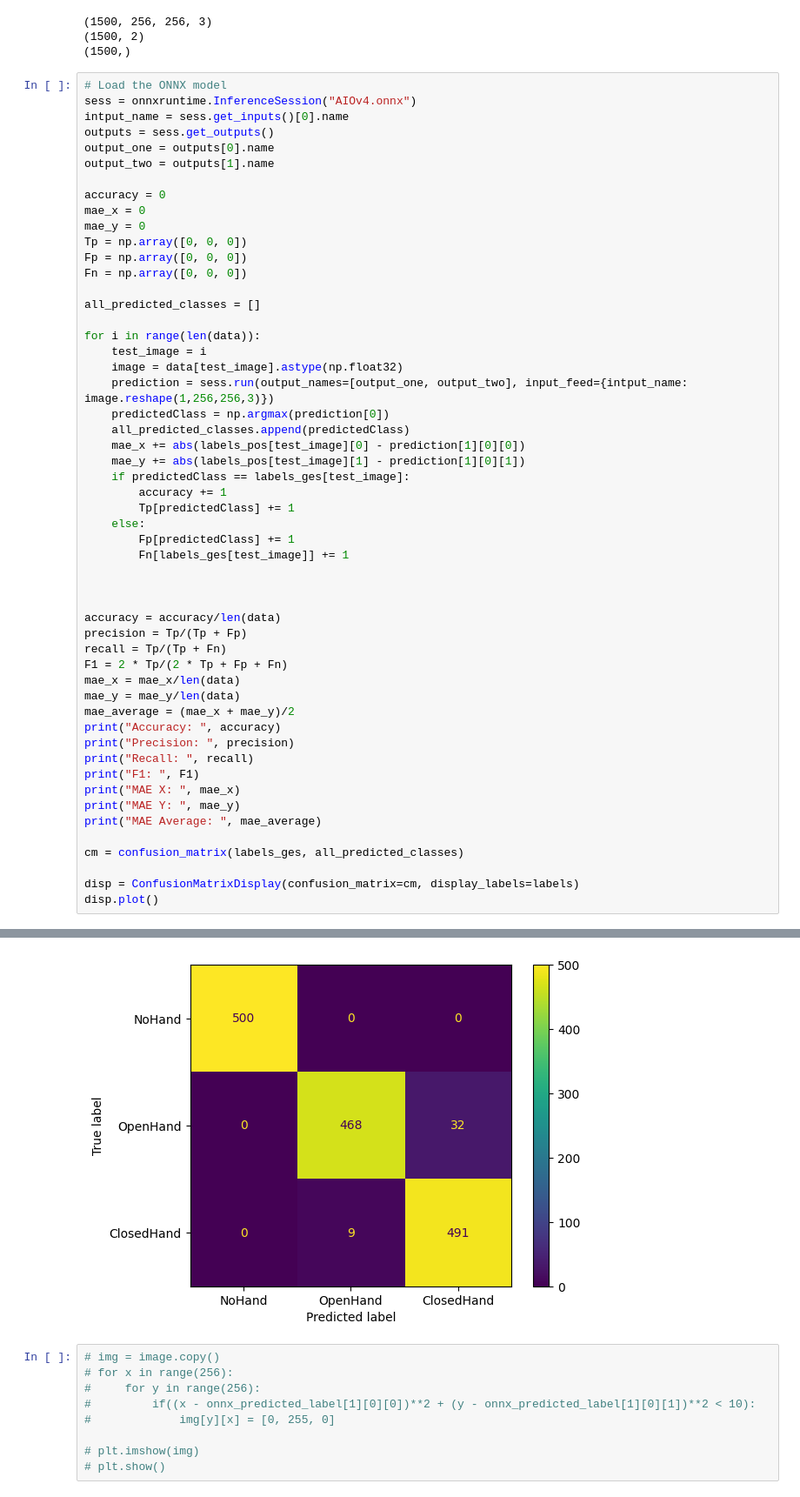
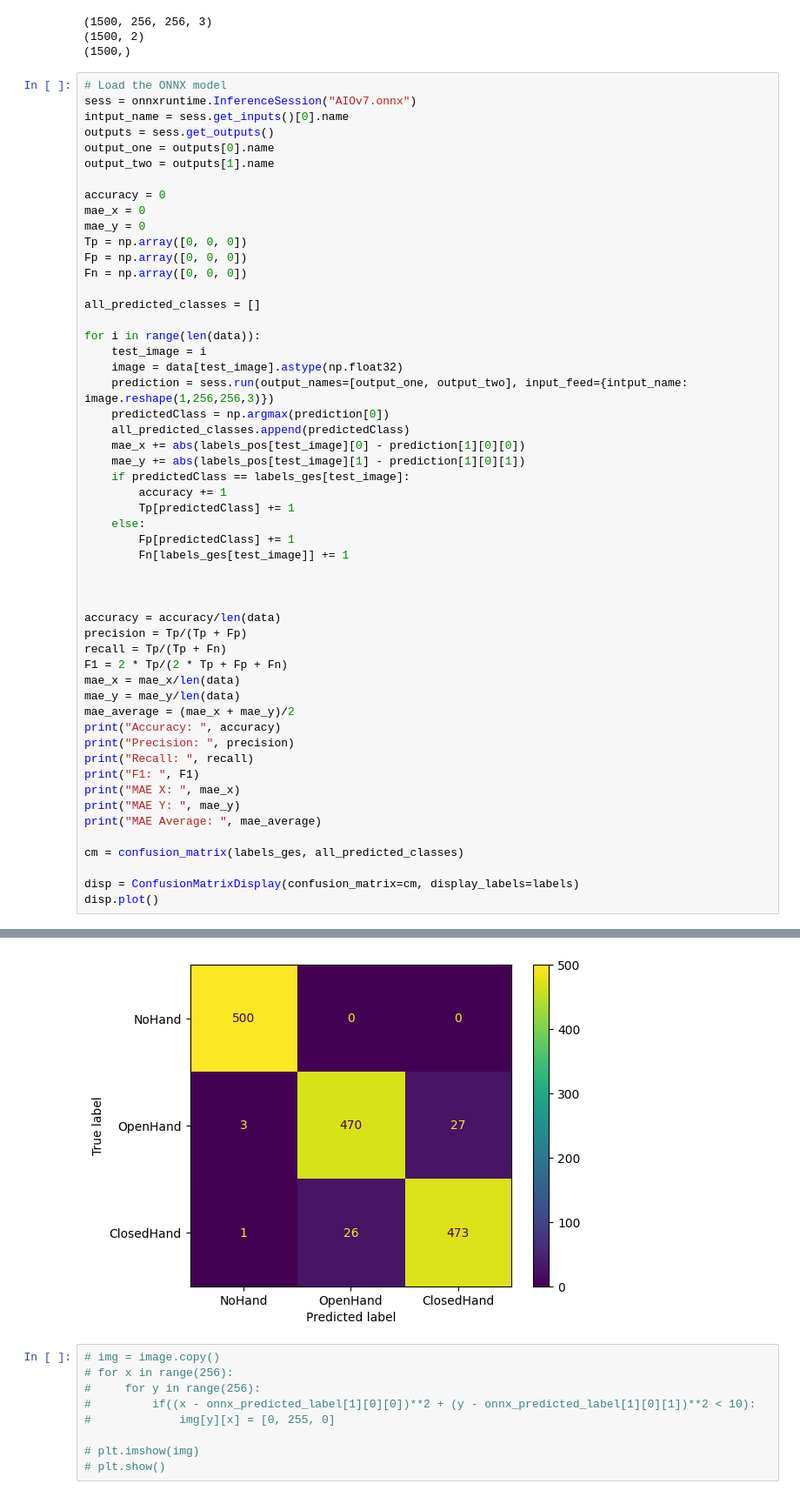
Before and after one commit to Mafa0987/AR_Sandbox, a Jupyter notebook: NeuralNetwork/ModelEvaluation.ipynb, the cells around one changed output, grey strips where cells are left out. Shown at 87% size. Saved outputs shown, nothing was run; the diff lists cells and outputs as text.

```diff
--- a/NeuralNetwork/ModelEvaluation.ipynb
+++ b/NeuralNetwork/ModelEvaluation.ipynb
@@ -63,7 +63,7 @@ print(labels_ges.shape)
 (1500,)
 # %%
 # Load the ONNX model
-sess = onnxruntime.InferenceSession("AIOv4.onnx")
+sess = onnxruntime.InferenceSession("AIOv7.onnx")
 intput_name = sess.get_inputs()[0].name
 outputs = sess.get_outputs()
 output_one = outputs[0].name
@@ -125,5 +125,5 @@ MAE Average:  2.5122206366178723
 <sklearn.metrics._plot.confusion_matrix.ConfusionMatrixDisplay at 0x...>
-[figure, old version]
+[figure, new version]
 # %%
 # img = image.copy()
 # for x in range(256):
```
Also changed, not shown: parts of 2 cells of this notebook, 20 other files.
